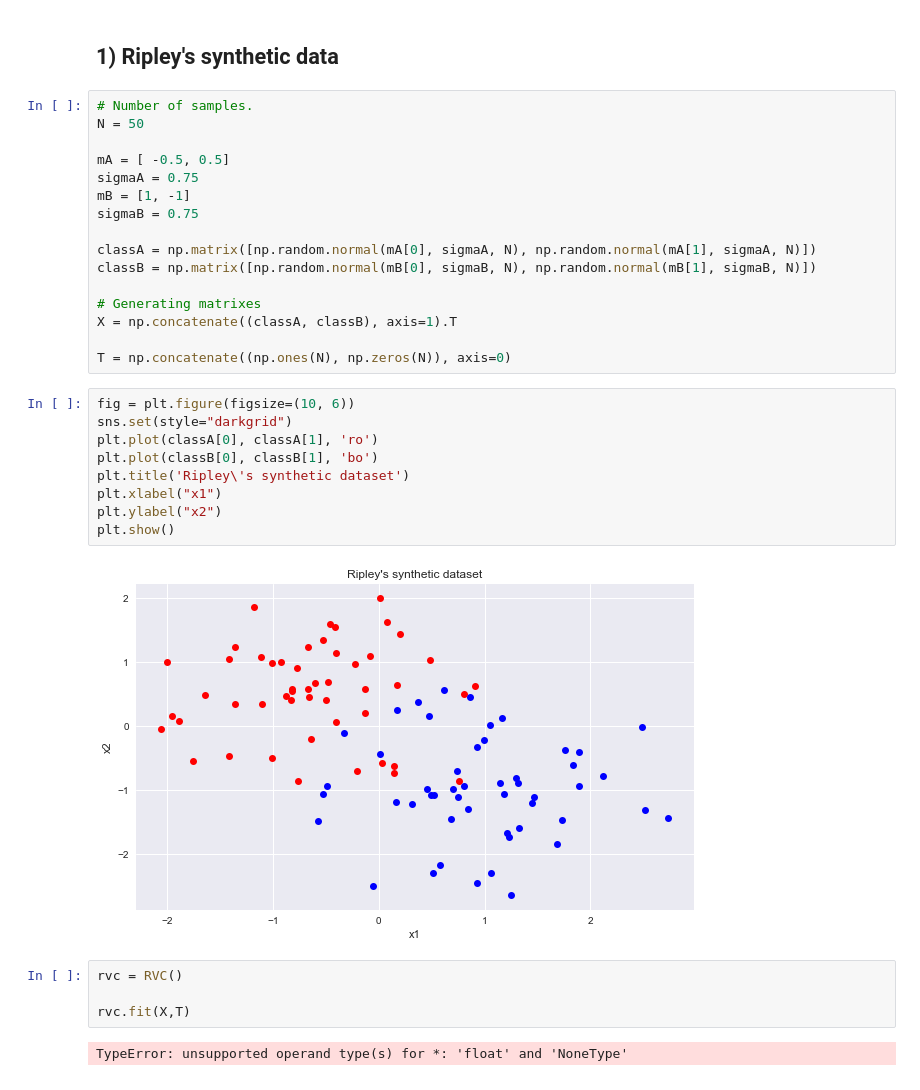
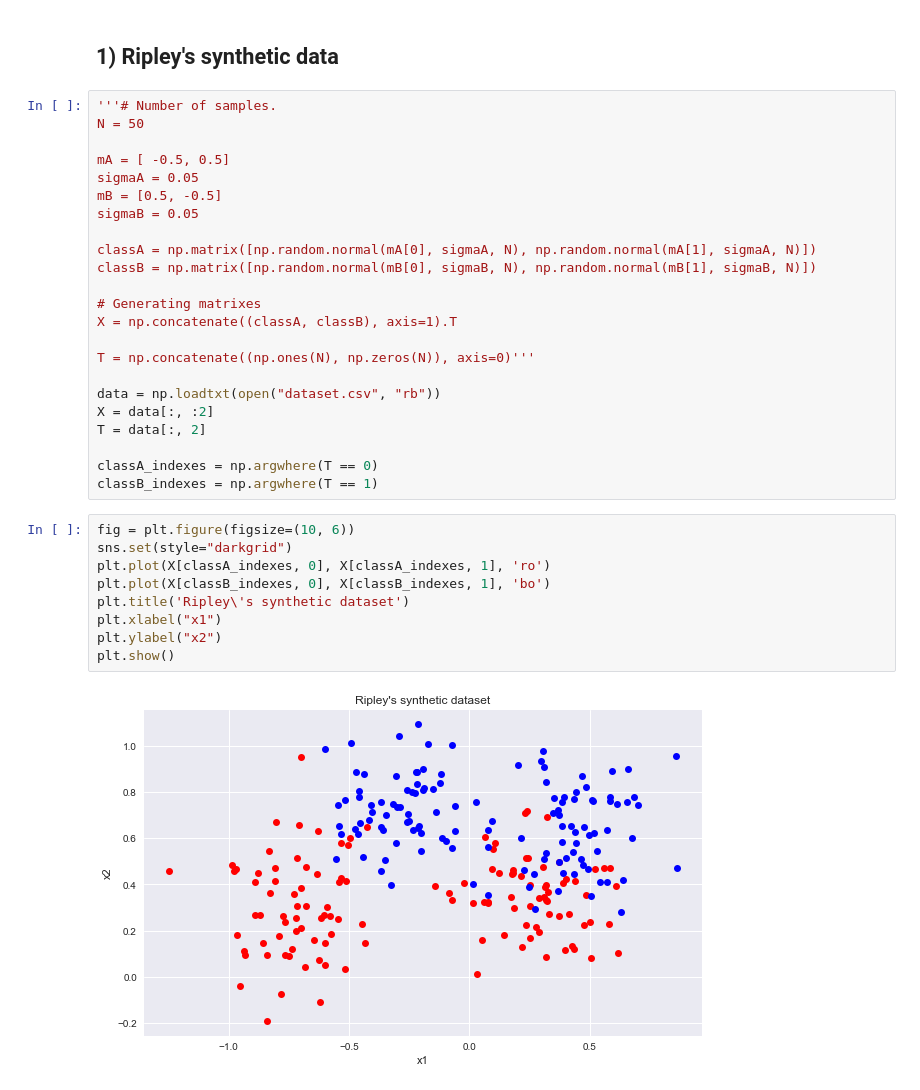
Before and after one commit to PPSantos/DD2434_proj, a Jupyter notebook: src/classification.ipynb, the cells around one changed output. Saved outputs shown, nothing was run; the diff lists cells and outputs as text.

Commit message:
classification ripley dataset

```diff
--- a/src/classification.ipynb
+++ b/src/classification.ipynb
@@ -10,13 +12,13 @@ from RVC import RVC
 # %% [markdown]
 ## 1) Ripley's synthetic data
 # %%
-# Number of samples.
+'''# Number of samples.
 N = 50
 
 mA = [ -0.5, 0.5]
-sigmaA = 0.75
-mB = [1, -1]
-sigmaB = 0.75
+sigmaA = 0.05
+mB = [0.5, -0.5]
+sigmaB = 0.05
 
 classA = np.matrix([np.random.normal(mA[0], sigmaA, N), np.random.normal(mA[1], sigmaA, N)])
 classB = np.matrix([np.random.normal(mB[0], sigmaB, N), np.random.normal(mB[1], sigmaB, N)])
@@ -24,21 +26,22 @@ classB = np.matrix([np.random.normal(mB[0], sigmaB, N), np.random.normal(mB[1],
 # Generating matrixes
 X = np.concatenate((classA, classB), axis=1).T
 
-T = np.concatenate((np.ones(N), np.zeros(N)), axis=0)
+T = np.concatenate((np.ones(N), np.zeros(N)), axis=0)'''
+
+data = np.loadtxt(open("dataset.csv", "rb"))
+X = data[:, :2]
+T = data[:, 2]
+
+classA_indexes = np.argwhere(T == 0)
+classB_indexes = np.argwhere(T == 1)
 # %%
 fig = plt.figure(figsize=(10, 6))
 sns.set(style="darkgrid")
-plt.plot(classA[0], classA[1], 'ro')
-plt.plot(classB[0], classB[1], 'bo')
+plt.plot(X[classA_indexes, 0], X[classA_indexes, 1], 'ro')
+plt.plot(X[classB_indexes, 0], X[classB_indexes, 1], 'bo')
 plt.title('Ripley\'s synthetic dataset')
 plt.xlabel("x1")
 plt.ylabel("x2")
 plt.show()
 # %% [output]
-[figure, old version]
+[figure, new version]
-# %%
-rvc = RVC()
-
-rvc.fit(X,T)
-# %% [output]
-TypeError: unsupported operand type(s) for *: 'float' and 'NoneType'
```
Also changed, not shown: parts of 4 cells of this notebook, 2 other files.
